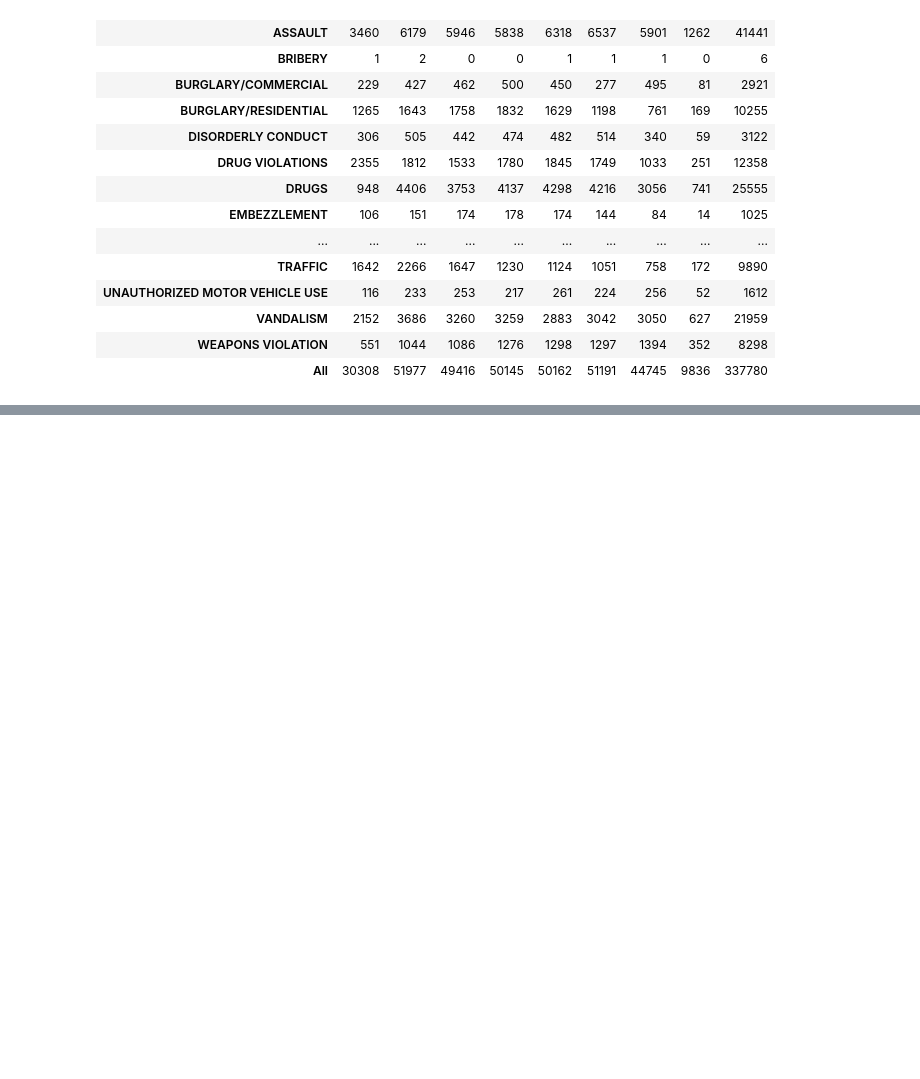
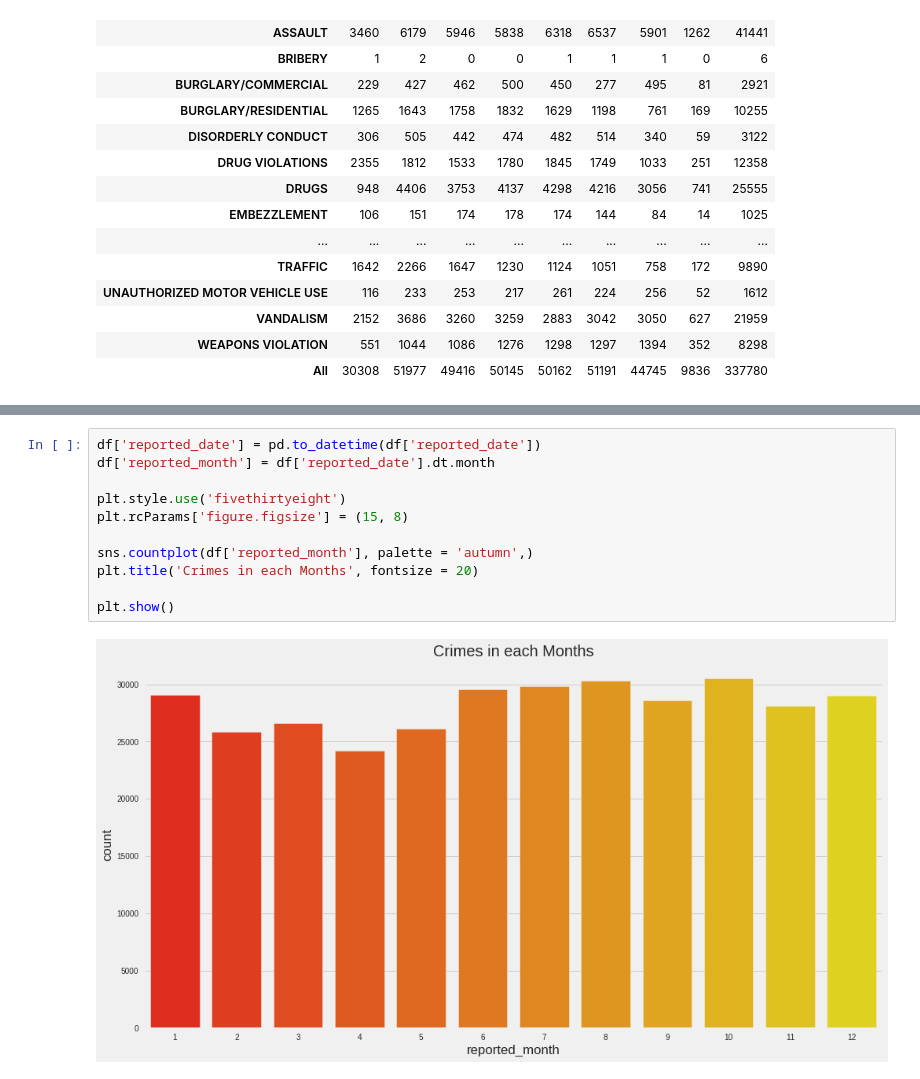
Before and after one commit to kimys0279/NCSU, a Jupyter notebook: Datathon.ipynb, the cells around one changed output, grey strips where cells are left out. Drawn from its saved outputs; the diff is of its cells as text; blank space fills up the shorter version.

```diff
--- a/Datathon.ipynb
+++ b/Datathon.ipynb
@@ -181,0 +221,13 @@ DataError: ignored
+# %%
+df['reported_date'] = pd.to_datetime(df['reported_date'])
+df['reported_month'] = df['reported_date'].dt.month
+
+plt.style.use('fivethirtyeight')
+plt.rcParams['figure.figsize'] = (15, 8)
+
+sns.countplot(df['reported_month'], palette = 'autumn',)
+plt.title('Crimes in each Months', fontsize = 20)
+
+plt.show()
+# %% [output]
+[figure, added]
```
Also changed, not shown: parts of 12 cells of this notebook.
